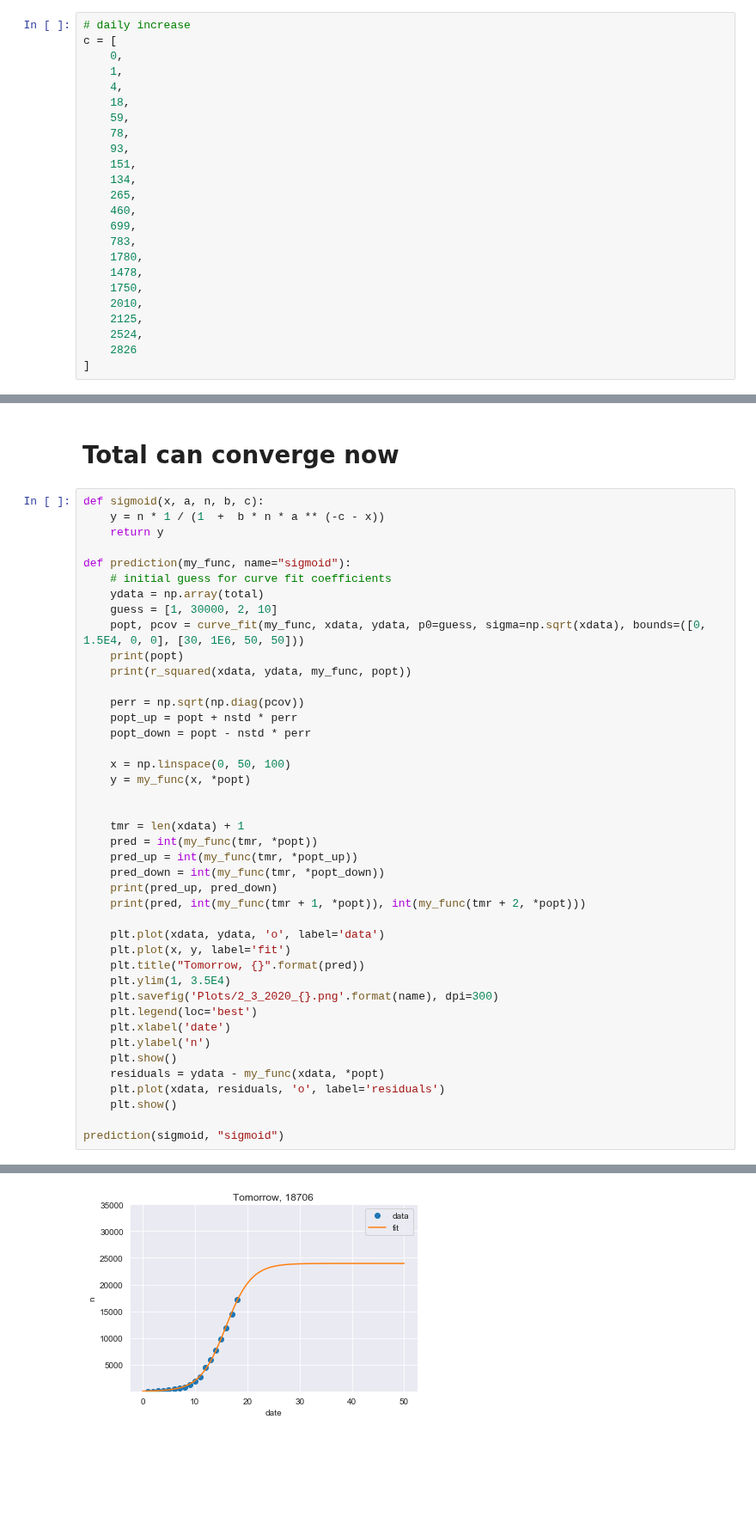
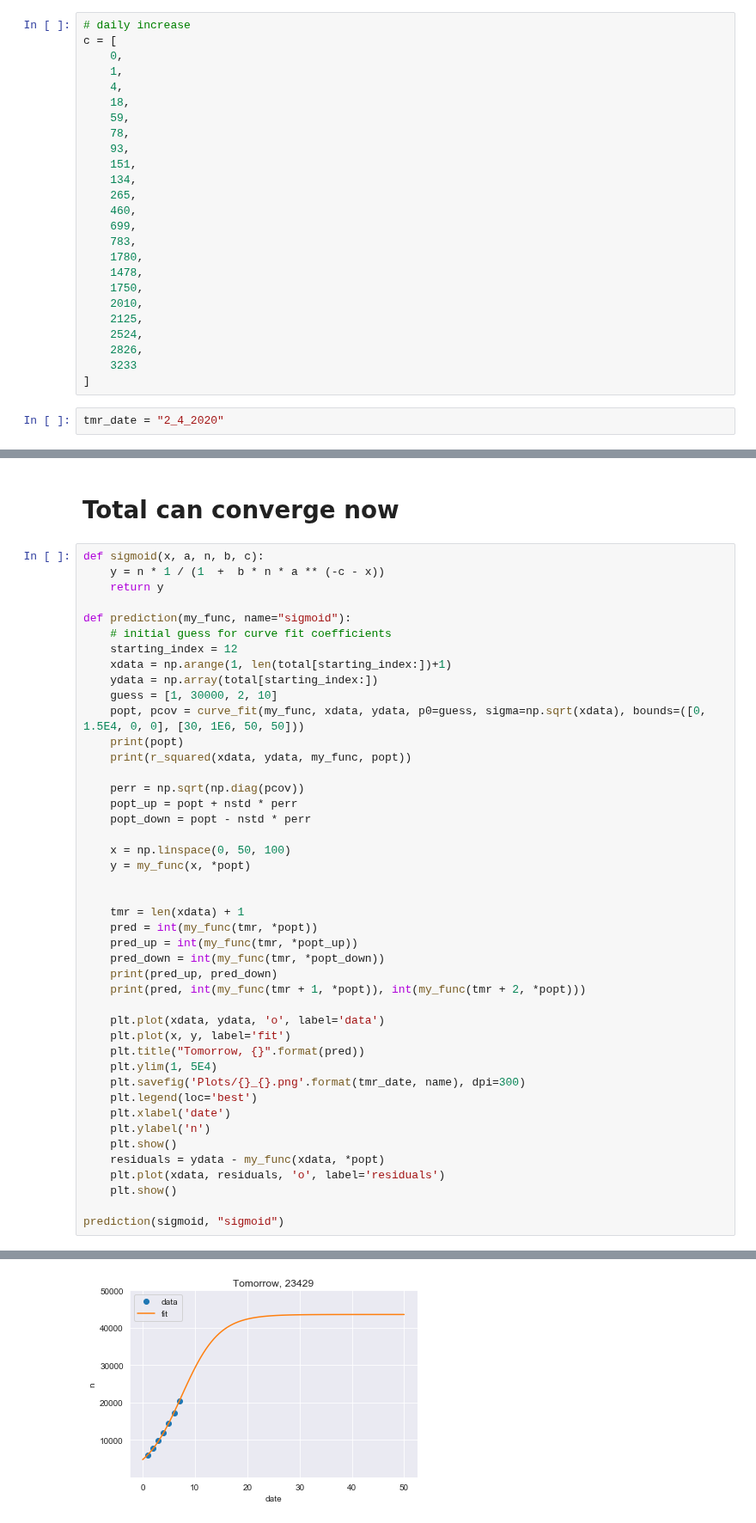
Before and after one commit to tongbaojia/vr_2020, a Jupyter notebook: Virus.ipynb, the cells around one changed output, grey strips where cells are left out. Shown at 86% size. Cells and saved outputs as stored; diff of their text form; blank space fills up the shorter version.

```diff
--- a/Virus.ipynb
+++ b/Virus.ipynb
@@ -25,8 +25,11 @@ c = [
     2010,
     2125,
     2524,
-    2826
+    2826,
+    3233
 ]
+# %%
+tmr_date = "2_4_2020"
 # %% [markdown]
 # Standard Imports
 # %%
@@ -149,7 +152,9 @@ def sigmoid(x, a, n, b, c):
 
 def prediction(my_func, name="sigmoid"):
     # initial guess for curve fit coefficients
-    ydata = np.array(total)
+    starting_index = 12
+    xdata = np.arange(1, len(total[starting_index:])+1)
+    ydata = np.array(total[starting_index:])
     guess = [1, 30000, 2, 10]
     popt, pcov = curve_fit(my_func, xdata, ydata, p0=guess, sigma=np.sqrt(xdata), bounds=([0, 1.5E4, 0, 0], [30, 1E6, 50, 50]))
     print(popt)
@@ -173,8 +178,8 @@ def prediction(my_func, name="sigmoid"):
     plt.plot(xdata, ydata, 'o', label='data')
     plt.plot(x, y, label='fit')
     plt.title("Tomorrow, {}".format(pred))
-    plt.ylim(1, 3.5E4)
-    plt.savefig('Plots/2_3_2020_{}.png'.format(name), dpi=300)
+    plt.ylim(1, 5E4)
+    plt.savefig('Plots/{}_{}.png'.format(tmr_date, name), dpi=300)
     plt.legend(loc='best')
     plt.xlabel('date')
     plt.ylabel('n')
@@ -192 +197 @@ prediction(sigmoid, "sigmoid")
-[figure, old version]
+[figure, new version]
```
Also changed, not shown: parts of 4 cells of this notebook, 3 other files.
